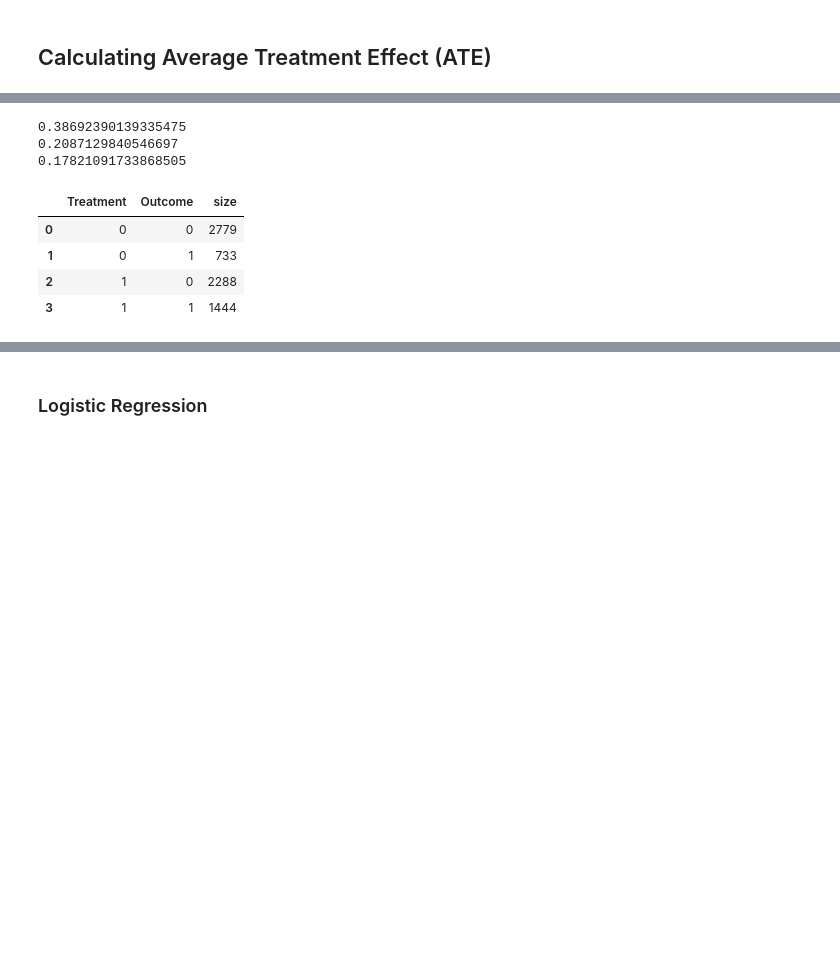
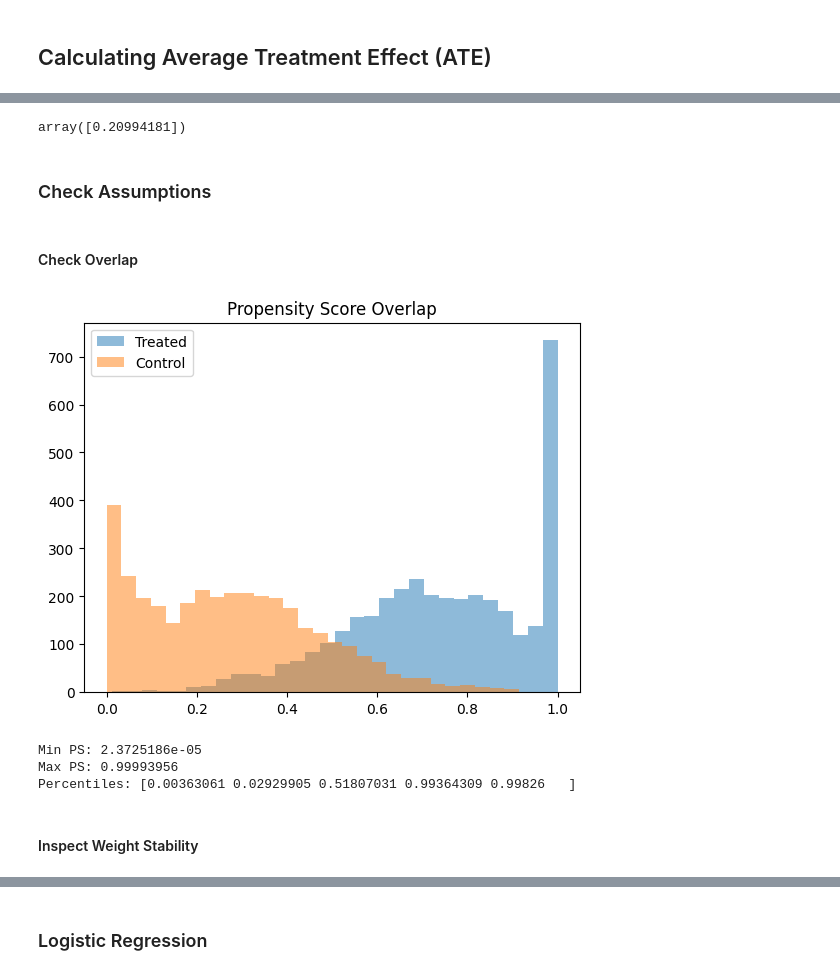
Before and after one commit to JenniferMLe/Opinion-Survey-Analysis, a Jupyter notebook: preprocess.ipynb, the cells around one changed output, grey strips where cells are left out. Drawn from its saved outputs; the diff is of its cells as text; code cells hidden in the pictures; blank space fills up the shorter version.

Commit message:
checked ATE robustness, WIP

```diff
--- a/preprocess.ipynb
+++ b/preprocess.ipynb
@@ -643,18 +618,52 @@ array([0.20994181])
-# %%
-treated_avg = y[T == 1].mean().item()
-control_avg = y[T == 0].mean().item()
-print(treated_avg)
-print(control_avg)
-print(treated_avg - control_avg)
-# %% [output]
-0.38692390139335475
-0.2087129840546697
-0.17821091733868505
-# %%
-df_causal_factorized.groupby(['Treatment','Outcome'], as_index=False).size()
-# %% [output]
-|  | Treatment | Outcome | size |
-| 0 | 0 | 0 | 2779 |
-| 1 | 0 | 1 | 733 |
-| 2 | 1 | 0 | 2288 |
-| 3 | 1 | 1 | 1444 |
+# %%
+# delete columns that were used to make the treatment and outcome columns
+drop = ['Treatment','Outcome','Year','Econ_Rating','Econ_Outlook','Econ_Sentiment']
+X = df_causal_factorized.drop(columns=drop)
+T = df_causal_factorized['Treatment']
+y = df_causal_factorized['Outcome']
+
+dr = DRLearner(
+    model_propensity=XGBClassifier(random_state=42), # predict treatment (propensity score)
+    model_regression=RandomForestClassifier(max_depth=6,random_state=42), # predict outcomes
+    model_final=Lasso(alpha=0.0001,random_state=42), # eliminate features, avoids "Co-variance matrix is underdetermined" warning
+    discrete_outcome=True, # predicting binary outcome
+    cv=StratifiedKFold(n_splits=5,random_state=98,shuffle=True)
+)
+
+X = build_column_transformer(X,scale=True).fit_transform(X)
+
+# Estimate the counterfactual model from data
+dr.fit(y.to_numpy().ravel(), T, X=X, inference='bootstrap')
+ate = dr.ate(X)
+cate = dr.effect(X)
+
+ate
+# %% [output]
+array([0.20994181])
+# %% [markdown]
+### Check Assumptions
+# %% [markdown]
+#### Check Overlap
+# %%
+import matplotlib.pyplot as plt
+
+# Access propensity predictions, use first cv fold model
+ps = dr.models_propensity[0][0].predict_proba(X)[:, 1]
+
+plt.hist(ps[T==1], bins=30, alpha=0.5, label="Treated")
+plt.hist(ps[T==0], bins=30, alpha=0.5, label="Control")
+plt.legend()
+plt.title("Propensity Score Overlap")
+plt.show()
+# %% [output]
+[figure, added]
+# %%
+print("Min PS:", ps.min())
+print("Max PS:", ps.max())
+print("Percentiles:", np.percentile(ps, [1,5,50,95,99]))
+# %% [output]
+Min PS: 2.3725186e-05
+Max PS: 0.99993956
+Percentiles: [0.00363061 0.02929905 0.51807031 0.99364309 0.99826   ]
+# %% [markdown]
+#### Inspect Weight Stability
```
Also changed, not shown: parts of 15 cells of this notebook, 1 other file.
